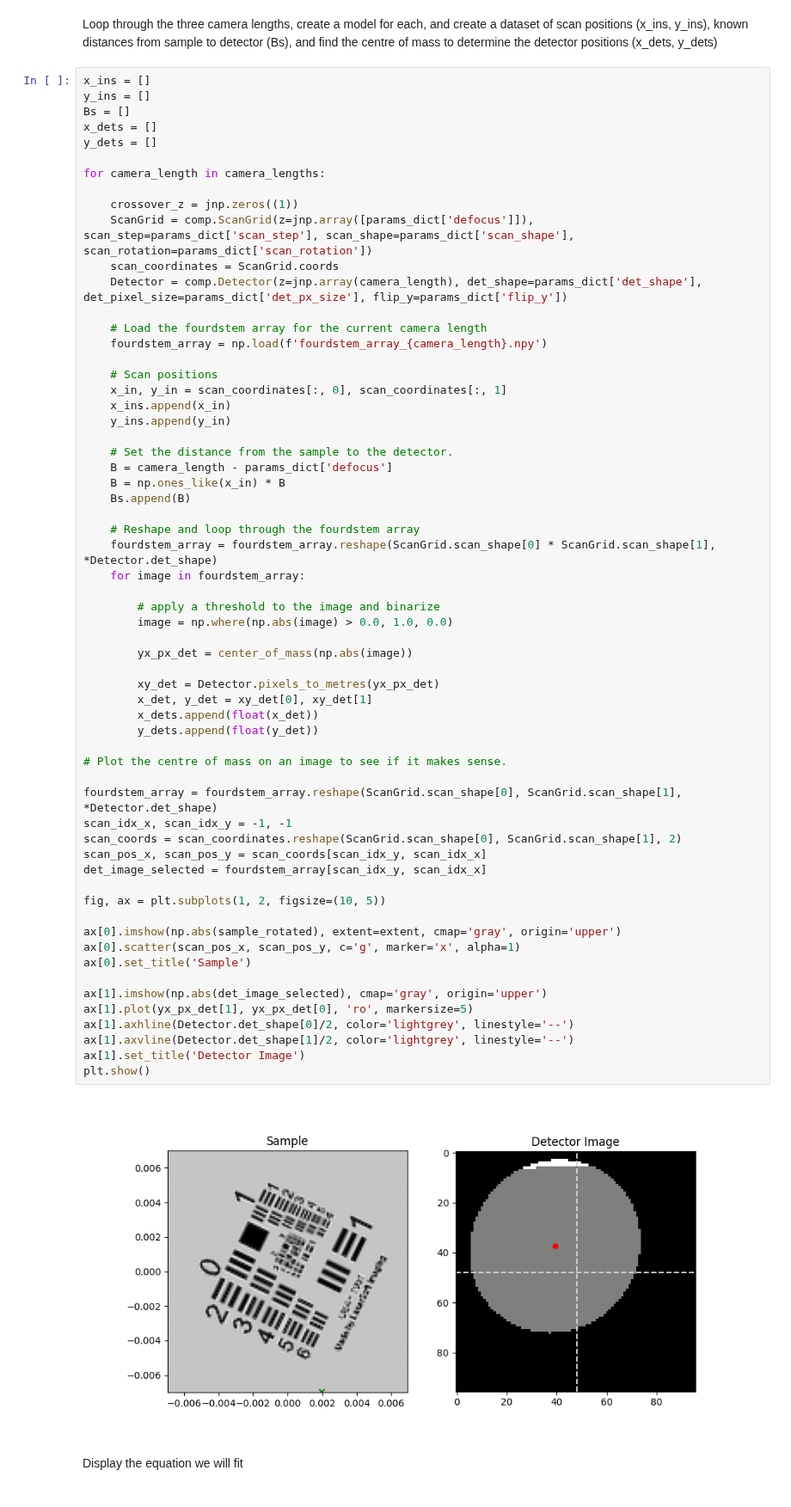
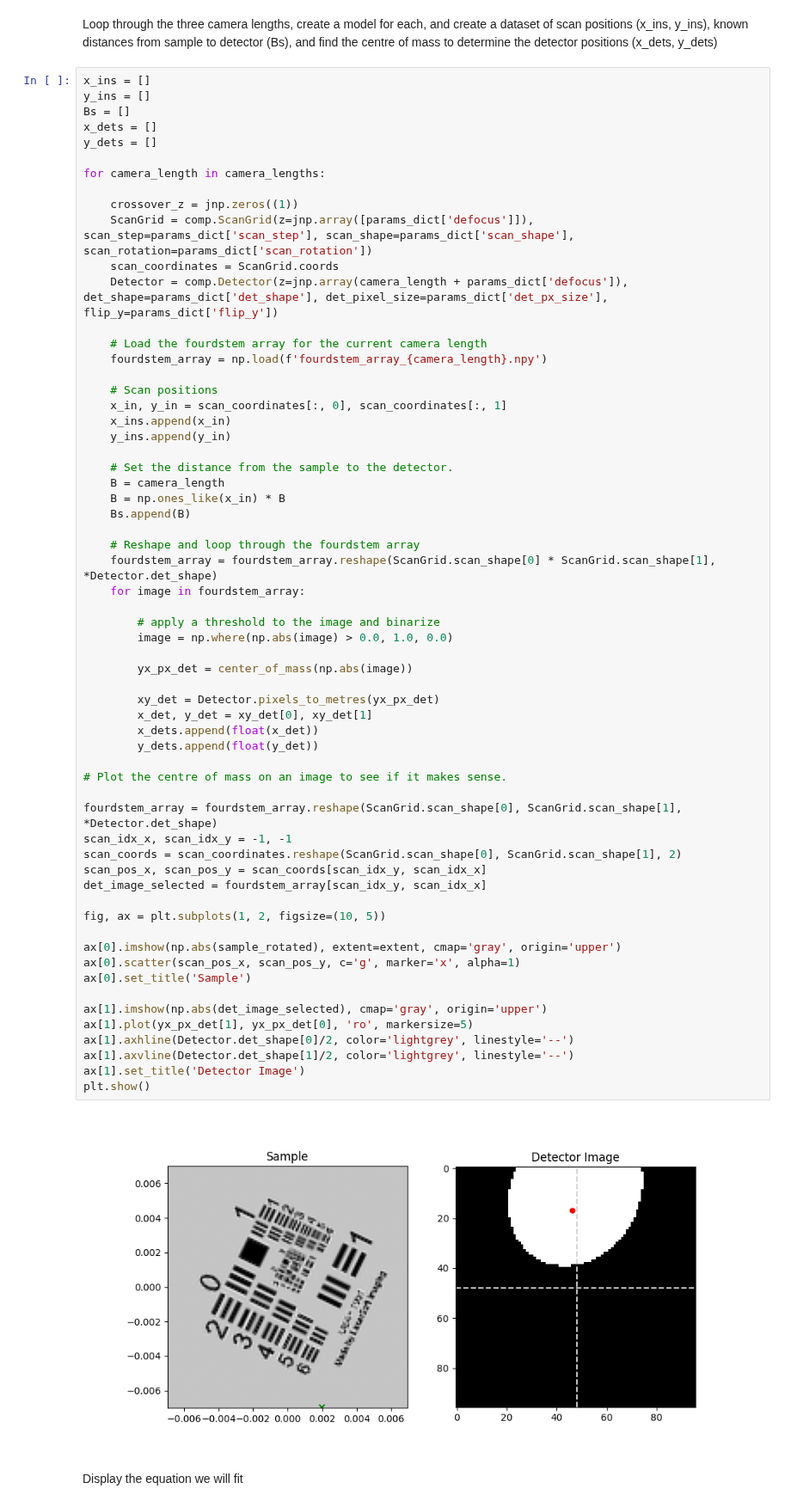
Before and after one commit to uellue/TemGymCore, a Jupyter notebook: fourdstem_example/fit_descan.ipynb, the cells around one changed output. Shown at 86% size. Drawn from its saved outputs; the diff is of its cells as text.

```diff
--- a/fourdstem_example/fit_descan.ipynb
+++ b/fourdstem_example/fit_descan.ipynb
@@ -127,7 +97,7 @@ for camera_length in camera_lengths:
     crossover_z = jnp.zeros((1))
     ScanGrid = comp.ScanGrid(z=jnp.array([params_dict['defocus']]), scan_step=params_dict['scan_step'], scan_shape=params_dict['scan_shape'], scan_rotation=params_dict['scan_rotation'])
     scan_coordinates = ScanGrid.coords
-    Detector = comp.Detector(z=jnp.array(camera_length), det_shape=params_dict['det_shape'], det_pixel_size=params_dict['det_px_size'], flip_y=params_dict['flip_y'])
+    Detector = comp.Detector(z=jnp.array(camera_length + params_dict['defocus']), det_shape=params_dict['det_shape'], det_pixel_size=params_dict['det_px_size'], flip_y=params_dict['flip_y'])
 
     # Load the fourdstem array for the current camera length
     fourdstem_array = np.load(f'fourdstem_array_{camera_length}.npy')
@@ -138,7 +108,7 @@ for camera_length in camera_lengths:
     y_ins.append(y_in)
 
     # Set the distance from the sample to the detector.
-    B = camera_length - params_dict['defocus']
+    B = camera_length
     B = np.ones_like(x_in) * B
     Bs.append(B)
 
@@ -150,34 +120,34 @@ for camera_length in camera_lengths:
         image = np.where(np.abs(image) > 0.0, 1.0, 0.0)
 
         yx_px_det = center_of_mass(np.abs(image))
 
         xy_det = Detector.pixels_to_metres(yx_px_det)
         x_det, y_det = xy_det[0], xy_det[1]
         x_dets.append(float(x_det))
         y_dets.append(float(y_det))
 
 # Plot the centre of mass on an image to see if it makes sense.
 
 fourdstem_array = fourdstem_array.reshape(ScanGrid.scan_shape[0], ScanGrid.scan_shape[1], *Detector.det_shape)
 scan_idx_x, scan_idx_y = -1, -1
 scan_coords = scan_coordinates.reshape(ScanGrid.scan_shape[0], ScanGrid.scan_shape[1], 2)
 scan_pos_x, scan_pos_y = scan_coords[scan_idx_y, scan_idx_x]
 det_image_selected = fourdstem_array[scan_idx_y, scan_idx_x]
 
 fig, ax = plt.subplots(1, 2, figsize=(10, 5))
 
 ax[0].imshow(np.abs(sample_rotated), extent=extent, cmap='gray', origin='upper')
 ax[0].scatter(scan_pos_x, scan_pos_y, c='g', marker='x', alpha=1)
 ax[0].set_title('Sample')
 
 ax[1].imshow(np.abs(det_image_selected), cmap='gray', origin='upper')
 ax[1].plot(yx_px_det[1], yx_px_det[0], 'ro', markersize=5)
 ax[1].axhline(Detector.det_shape[0]/2, color='lightgrey', linestyle='--')
 ax[1].axvline(Detector.det_shape[1]/2, color='lightgrey', linestyle='--')
 ax[1].set_title('Detector Image')
 plt.show()
 # %% [output]
-[figure, old version]
+[figure, new version]
 # %% [markdown]
 Display the equation we will fit
 # %%
```
Also changed, not shown: parts of 4 cells of this notebook, 26 other files.
